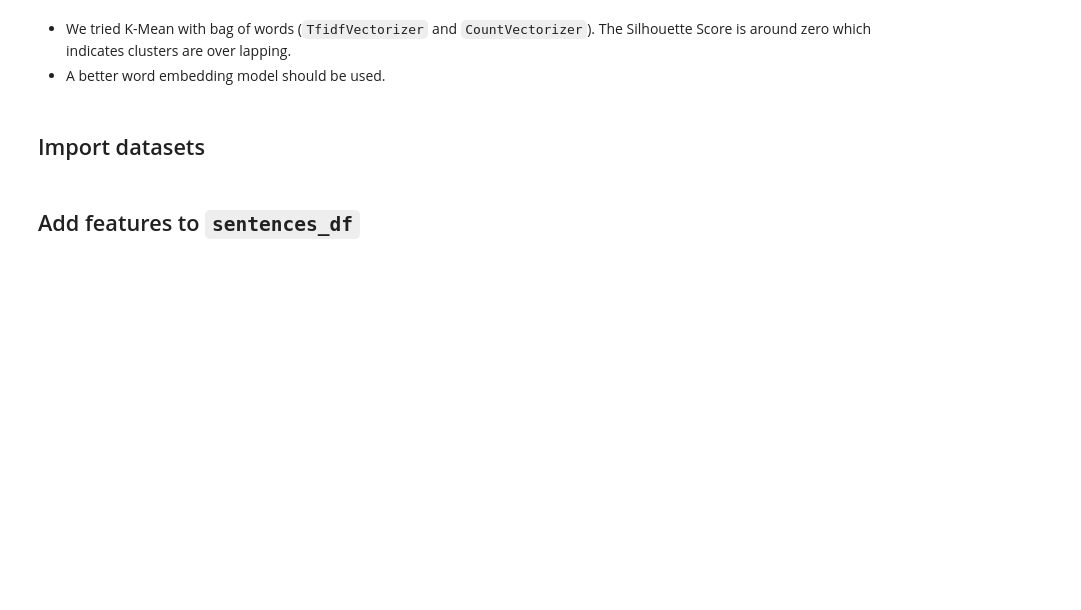
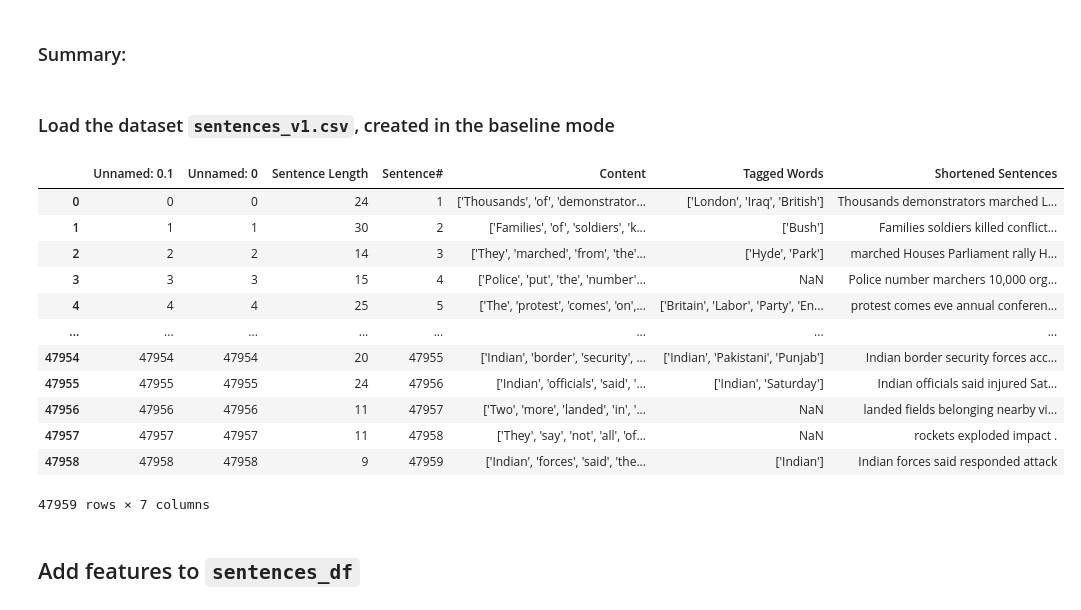
Before and after one commit to LaplaceCherub/glg-project, a Jupyter notebook: week_8_models/clustering_model.ipynb, the cells around one changed output. Saved outputs shown, nothing was run; the diff lists cells and outputs as text; code cells hidden in the pictures; blank space fills up the shorter version.

Commit message:
week 8 clustering mode working in process.

```diff
--- a/week_8_models/clustering_model.ipynb
+++ b/week_8_models/clustering_model.ipynb
@@ -3,14 +3,29 @@
-# %% [markdown]
-- We tried K-Mean with bag of words (`TfidfVectorizer` and `CountVectorizer`). The Silhouette Score is around zero which indicates clusters are over lapping.
-- A better word embedding model should be used.
-# %% [markdown]
-## Import datasets
+# %% [markdown]
+### Summary:
+# %% [markdown]
+### Load the dataset `sentences_v1.csv`, created in the baseline mode
 # %%
 import pandas as pd
 import numpy as np
 
-sentences_df = pd.read_csv('../datasets/sentences_v0.csv')
+sentences_df = pd.read_csv('../datasets/sentences_v1.csv')
 extended_df = pd.read_csv('../datasets/extended_df.csv')
+# %%
+sentences_df.drop(columns=['Unnamed;'])
+# %% [output]
+|  | Unnamed: 0.1 | Unnamed: 0 | Sentence Length | Sentence# | Content | Tagged Words | Shortened Sentences |
+| 0 | 0 | 0 | 24 | 1 | ['Thousands', 'of', 'demonstrator... | ['London', 'Iraq', 'British'] | Thousands demonstrators marched L... |
+| 1 | 1 | 1 | 30 | 2 | ['Families', 'of', 'soldiers', 'k... | ['Bush'] | Families soldiers killed conflict... |
+| 2 | 2 | 2 | 14 | 3 | ['They', 'marched', 'from', 'the'... | ['Hyde', 'Park'] | marched Houses Parliament rally H... |
+| 3 | 3 | 3 | 15 | 4 | ['Police', 'put', 'the', 'number'... | NaN | Police number marchers 10,000 org... |
+| 4 | 4 | 4 | 25 | 5 | ['The', 'protest', 'comes', 'on',... | ['Britain', 'Labor', 'Party', 'En... | protest comes eve annual conferen... |
+| ... | ... | ... | ... | ... | ... | ... | ... |
+| 47954 | 47954 | 47954 | 20 | 47955 | ['Indian', 'border', 'security', ... | ['Indian', 'Pakistani', 'Punjab'] | Indian border security forces acc... |
+| 47955 | 47955 | 47955 | 24 | 47956 | ['Indian', 'officials', 'said', '... | ['Indian', 'Saturday'] | Indian officials said injured Sat... |
+| 47956 | 47956 | 47956 | 11 | 47957 | ['Two', 'more', 'landed', 'in', '... | NaN | landed fields belonging nearby vi... |
+| 47957 | 47957 | 47957 | 11 | 47958 | ['They', 'say', 'not', 'all', 'of... | NaN | rockets exploded impact . |
+| 47958 | 47958 | 47958 | 9 | 47959 | ['Indian', 'forces', 'said', 'the... | ['Indian'] | Indian forces said responded attack |
+47959 rows × 7 columns
 # %% [markdown]
 ## Add features to `sentences_df`
 # %% [markdown]
```
Also changed, not shown: parts of 1 cell of this notebook.
